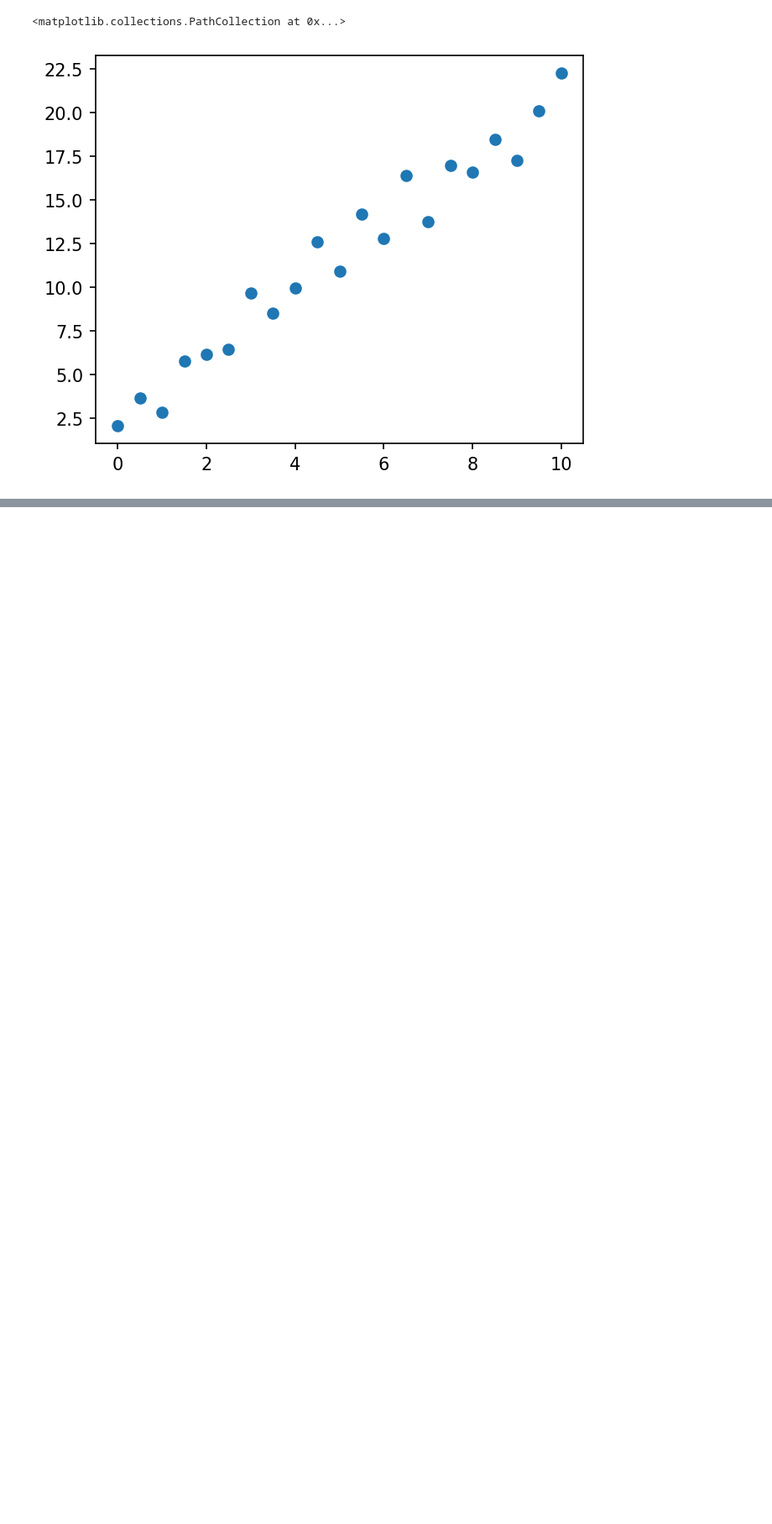
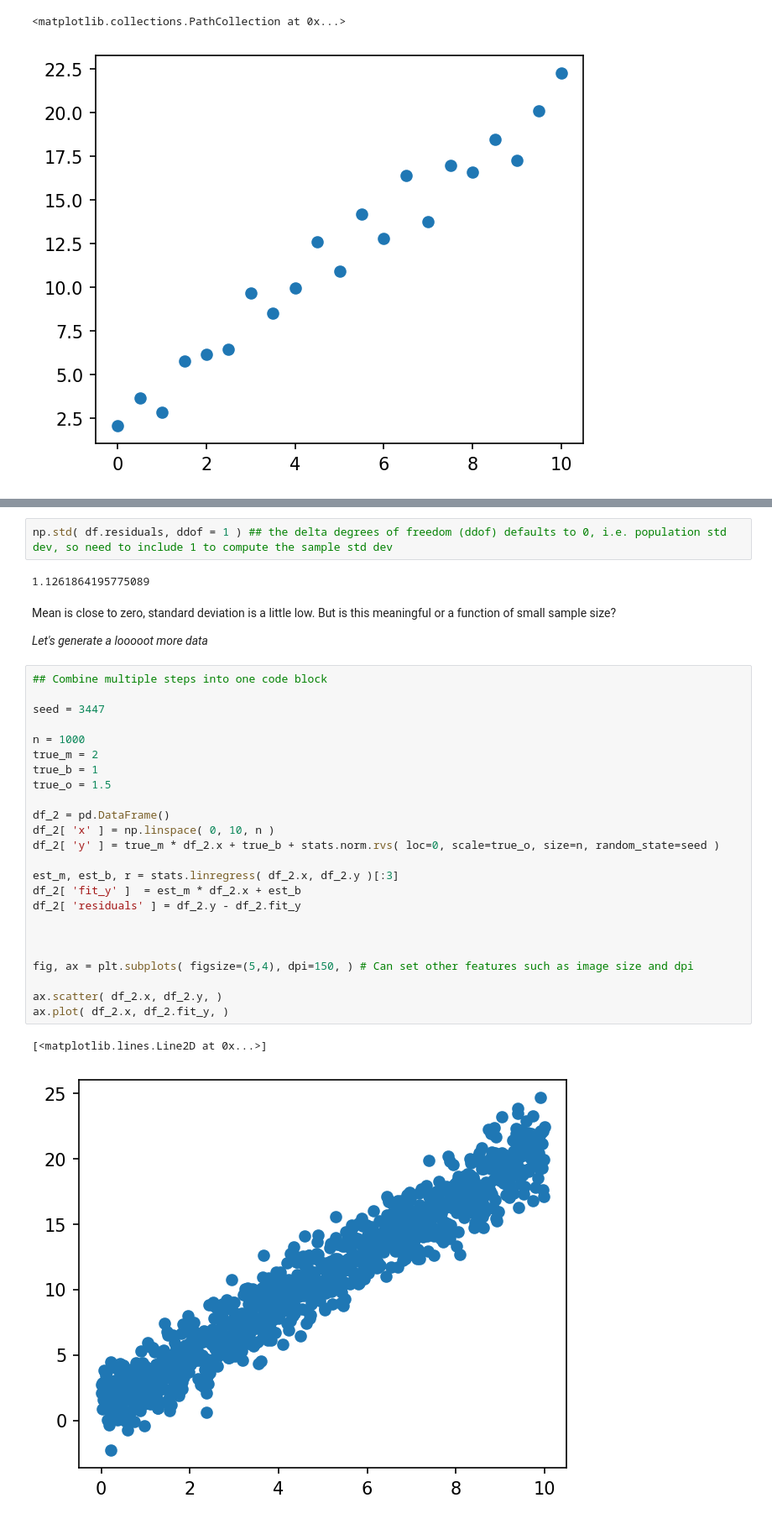
Before and after one commit to dbwilburn/BIOC6765, a Jupyter notebook: probability_simulations.ipynb, the cells around one changed output, grey strips where cells are left out. Shown at 84% size. Drawn from its saved outputs; the diff is of its cells as text; blank space fills up the shorter version.

```diff
--- a/probability_simulations.ipynb
+++ b/probability_simulations.ipynb
@@ -230,0 +234,35 @@ Type:      function
+# %%
+np.std( df.residuals, ddof = 1 ) ## the delta degrees of freedom (ddof) defaults to 0, i.e. population std dev, so need to include 1 to compute the sample std dev
+# %% [output]
+1.1261864195775089
+# %% [markdown]
+Mean is close to zero, standard deviation is a little low. But is this meaningful or a function of small sample size?
+
+*Let's generate a looooot more data*
+# %%
+## Combine multiple steps into one code block
+
+seed = 3447
+
+n = 1000
+true_m = 2
+true_b = 1
+true_o = 1.5
+
+df_2 = pd.DataFrame()
+df_2[ 'x' ] = np.linspace( 0, 10, n )
+df_2[ 'y' ] = true_m * df_2.x + true_b + stats.norm.rvs( loc=0, scale=true_o, size=n, random_state=seed )
+
+est_m, est_b, r = stats.linregress( df_2.x, df_2.y )[:3]
+df_2[ 'fit_y' ]  = est_m * df_2.x + est_b
+df_2[ 'residuals' ] = df_2.y - df_2.fit_y
+
+
+
+fig, ax = plt.subplots( figsize=(5,4), dpi=150, ) # Can set other features such as image size and dpi
+
+ax.scatter( df_2.x, df_2.y, )
+ax.plot( df_2.x, df_2.fit_y, )
+# %% [output]
+[<matplotlib.lines.Line2D at 0x...>]
+[figure, added]
```
Also changed, not shown: parts of 30 cells of this notebook.
